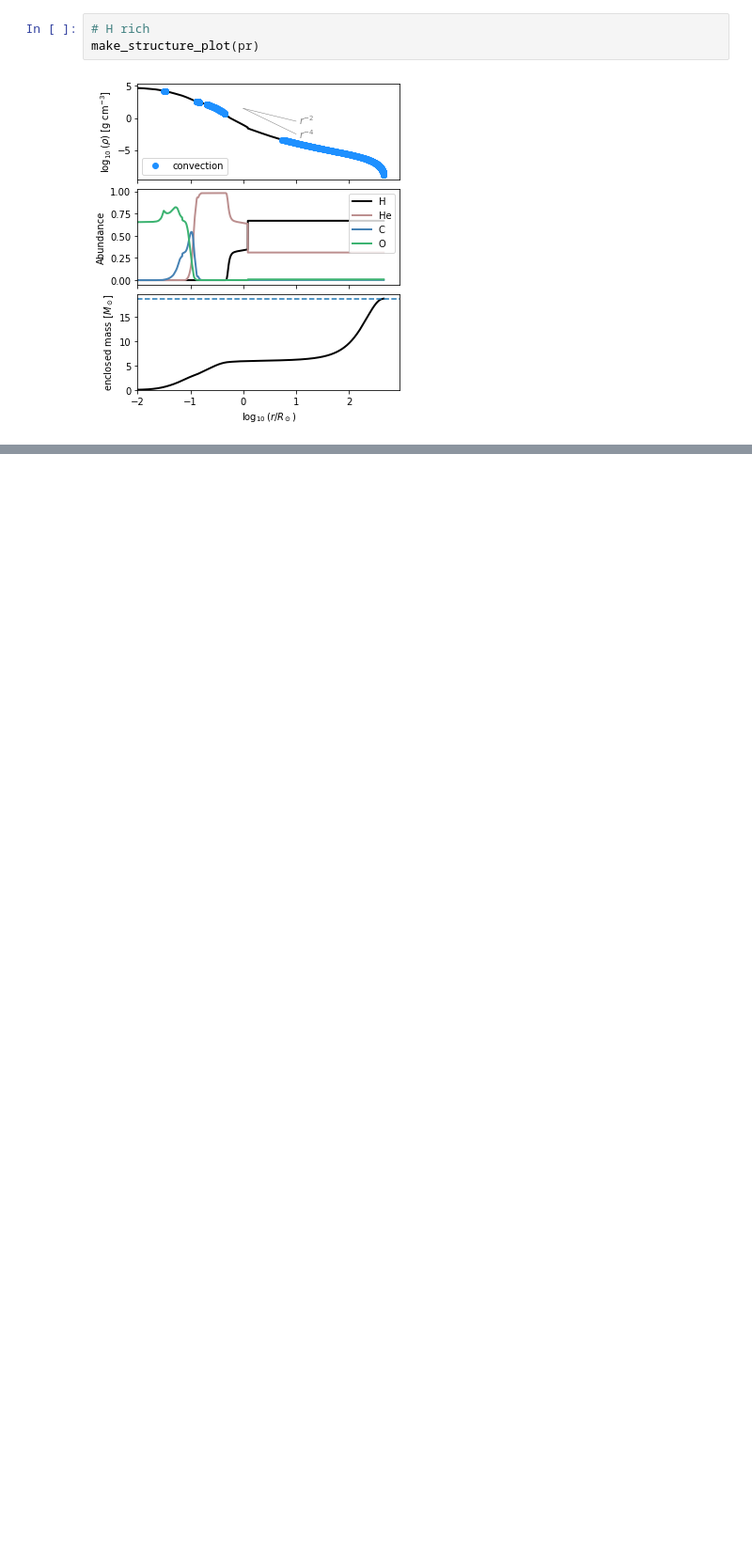
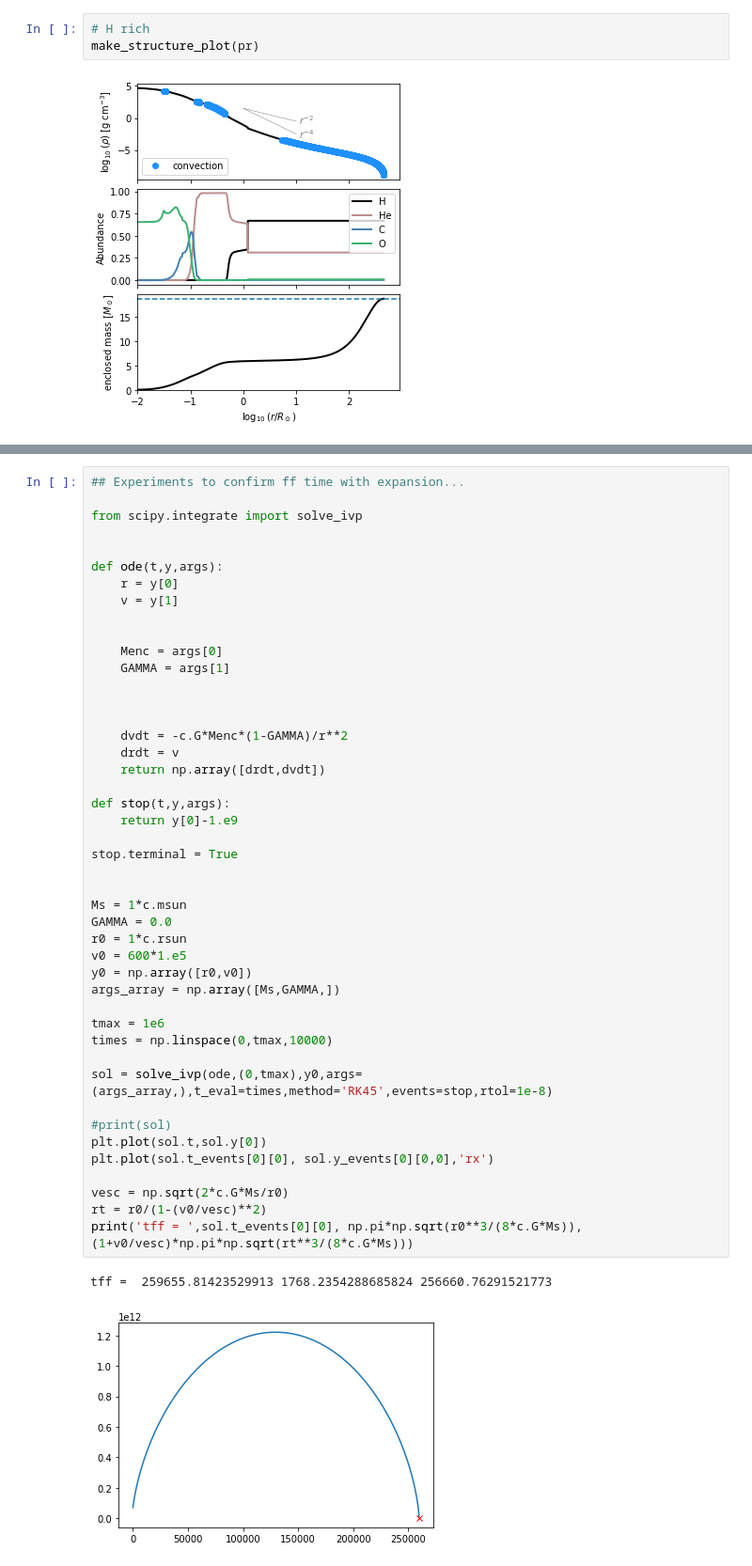
Before and after one commit to morganemacleod/FailedSNCalcs, a Jupyter notebook: MESAfailedSN.ipynb, the cells around one changed output, grey strips where cells are left out. Shown at 94% size. Cells and saved outputs as stored; diff of their text form; blank space fills up the shorter version.

```diff
--- a/MESAfailedSN.ipynb
+++ b/MESAfailedSN.ipynb
@@ -521,0 +559,48 @@ fallback_plot(pr,color='Maroon')
+# %%
+## Experiments to confirm ff time with expansion...
+
+from scipy.integrate import solve_ivp
+
+
+def ode(t,y,args):
+    r = y[0]
+    v = y[1]
+
+
+    Menc = args[0]
+    GAMMA = args[1]
+
+
+
+    dvdt = -c.G*Menc*(1-GAMMA)/r**2
+    drdt = v
+    return np.array([drdt,dvdt])
+
+def stop(t,y,args):
+    return y[0]-1.e9
+
+stop.terminal = True
+
+
+Ms = 1*c.msun
+GAMMA = 0.0
+r0 = 1*c.rsun
+v0 = 600*1.e5
+y0 = np.array([r0,v0])
+args_array = np.array([Ms,GAMMA,])
+
+tmax = 1e6
+times = np.linspace(0,tmax,10000)
+
+sol = solve_ivp(ode,(0,tmax),y0,args=(args_array,),t_eval=times,method='RK45',events=stop,rtol=1e-8)
+
+#print(sol)
+plt.plot(sol.t,sol.y[0])
+plt.plot(sol.t_events[0][0], sol.y_events[0][0,0],'rx')
+
+vesc = np.sqrt(2*c.G*Ms/r0)
+rt = r0/(1-(v0/vesc)**2)
+print('tff = ',sol.t_events[0][0], np.pi*np.sqrt(r0**3/(8*c.G*Ms)), (1+v0/vesc)*np.pi*np.sqrt(rt**3/(8*c.G*Ms)))
+# %% [output]
+tff =  259655.81423529913 1768.2354288685824 256660.76291521773
+[figure, added]
```
Also changed, not shown: parts of 5 cells of this notebook.
